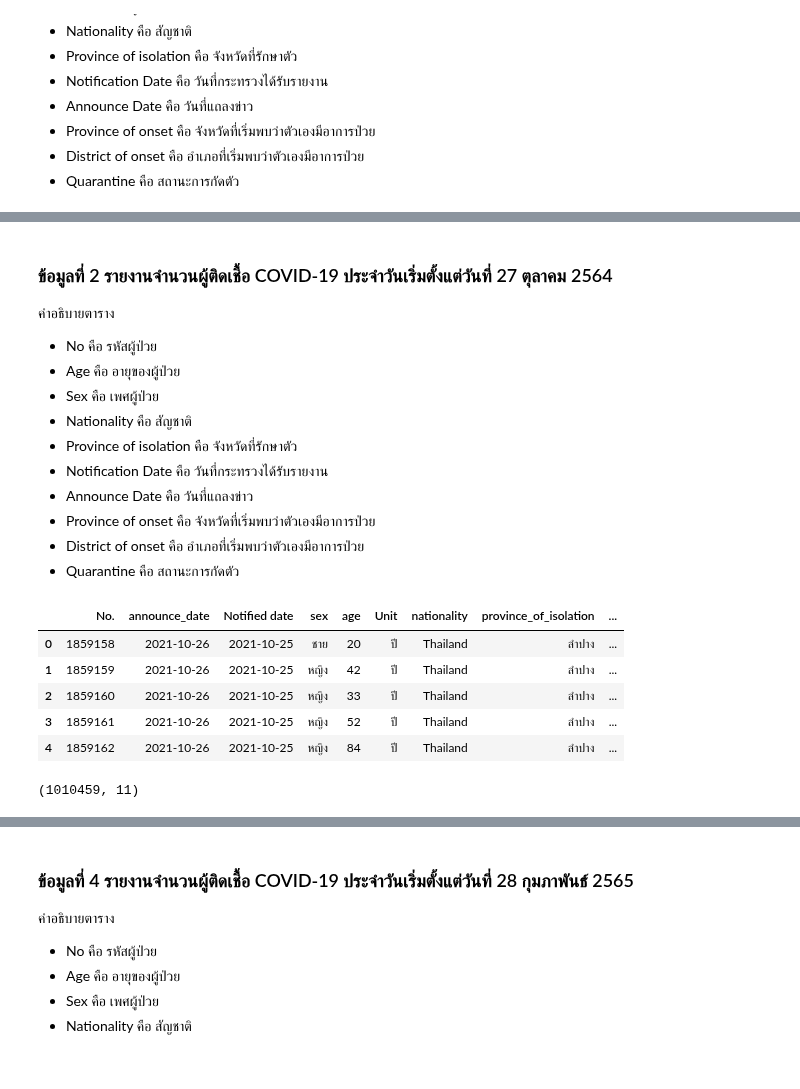
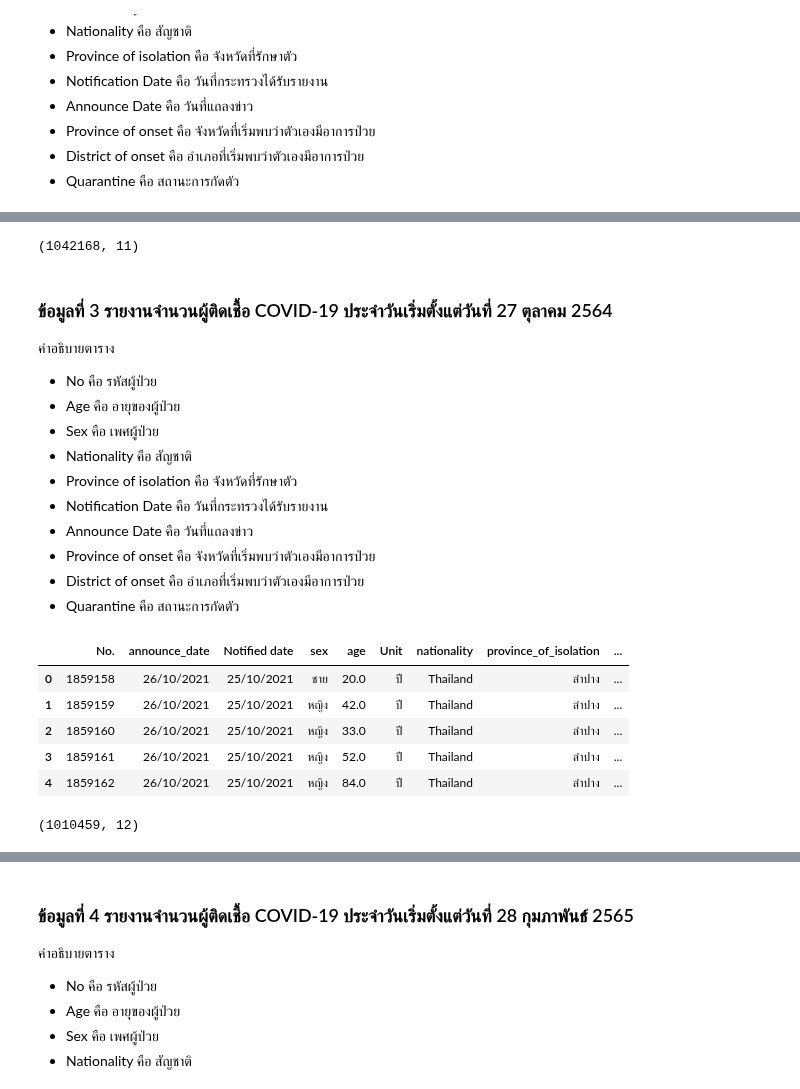
Before and after one commit to mintra-tippayaratsontorn/data_viz_2022, a Jupyter notebook: BasicPython&DataViz_Project2022.ipynb, the cells around one changed output, grey strips where cells are left out. Drawn from its saved outputs; the diff is of its cells as text; code cells hidden in the pictures.

```diff
--- a/BasicPython&DataViz_Project2022.ipynb
+++ b/BasicPython&DataViz_Project2022.ipynb
@@ -48,5 +76,9 @@ data1.shape  # ขนาดของ data1
+# %%
+cases_aug_21.shape  # ขนาดของ cases_aug_21
+# %% [output]
+(1042168, 11)
 # %% [markdown]
-### ข้อมูลที่ 2 รายงานจำนวนผู้ติดเชื้อ COVID-19 ประจำวันเริ่มตั้งแต่วันที่ 27 ตุลาคม 2564
+### ข้อมูลที่ 3 รายงานจำนวนผู้ติดเชื้อ COVID-19 ประจำวันเริ่มตั้งแต่วันที่ 27 ตุลาคม 2564
 
 คำอธิบายตาราง
 * No คือ รหัสผู้ป่วย
@@ -60,16 +92,16 @@ data1.shape  # ขนาดของ data1
 * District of onset คือ อำเภอที่เริ่มพบว่าตัวเองมีอาการป่วย
 * Quarantine คือ สถานะการกัดตัว
 # %%
-data2 = pd.read_csv(os.path.join(path,'confirmed-cases-since-271064.csv'))  # ที่อยู่ของไฟล์ confirmed-cases-since-271064.xlsx
-data2.head()  # เรียกดูข้อมูลแค่หัวตาราง
+cases_oct_21 = pd.read_csv(os.path.join(path,'confirmed-cases-since-271064.csv'))  # ที่อยู่ของไฟล์ confirmed-cases-since-271064.xlsx
+cases_oct_21.head()  # เรียกดูข้อมูลแค่หัวตาราง
 # %% [output]
 |  | No. | announce_date | Notified date | sex | age | Unit | nationality | province_of_isolation | ... |
-| 0 | 1859158 | 2021-10-26 | 2021-10-25 | ชาย | 20 | ปี | Thailand | ลำปาง | ... |
-| 1 | 1859159 | 2021-10-26 | 2021-10-25 | หญิง | 42 | ปี | Thailand | ลำปาง | ... |
-| 2 | 1859160 | 2021-10-26 | 2021-10-25 | หญิง | 33 | ปี | Thailand | ลำปาง | ... |
-| 3 | 1859161 | 2021-10-26 | 2021-10-25 | หญิง | 52 | ปี | Thailand | ลำปาง | ... |
-| 4 | 1859162 | 2021-10-26 | 2021-10-25 | หญิง | 84 | ปี | Thailand | ลำปาง | ... |
+| 0 | 1859158 | 26/10/2021 | 25/10/2021 | ชาย | 20.0 | ปี | Thailand | ลำปาง | ... |
+| 1 | 1859159 | 26/10/2021 | 25/10/2021 | หญิง | 42.0 | ปี | Thailand | ลำปาง | ... |
+| 2 | 1859160 | 26/10/2021 | 25/10/2021 | หญิง | 33.0 | ปี | Thailand | ลำปาง | ... |
+| 3 | 1859161 | 26/10/2021 | 25/10/2021 | หญิง | 52.0 | ปี | Thailand | ลำปาง | ... |
+| 4 | 1859162 | 26/10/2021 | 25/10/2021 | หญิง | 84.0 | ปี | Thailand | ลำปาง | ... |
 # %%
-data2.shape  # ขนาดของ data2
+cases_oct_21.shape  # ขนาดของ cases_oct_21
 # %% [output]
-(1010459, 11)
+(1010459, 12)
```
Also changed, not shown: parts of 19 cells of this notebook.
